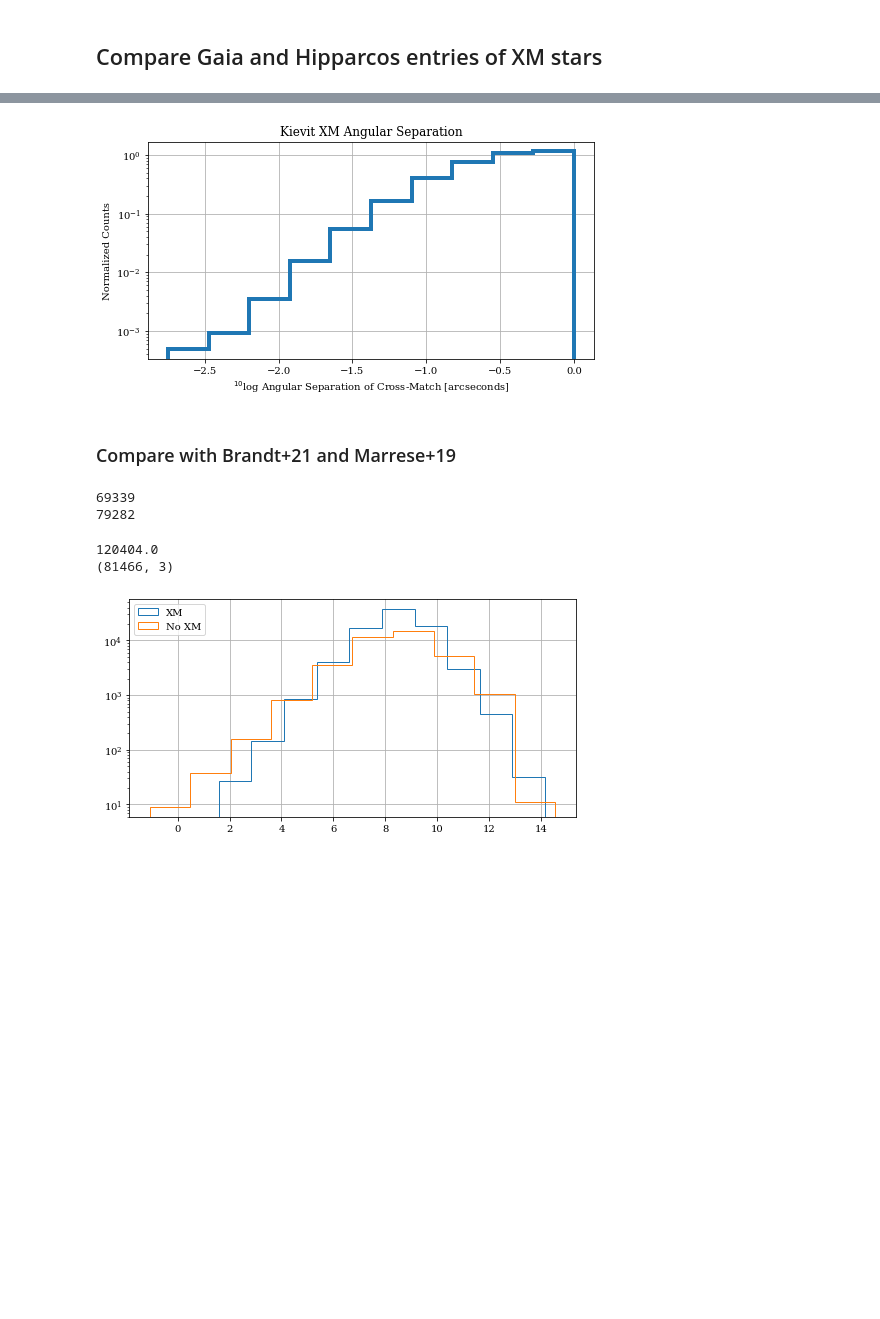
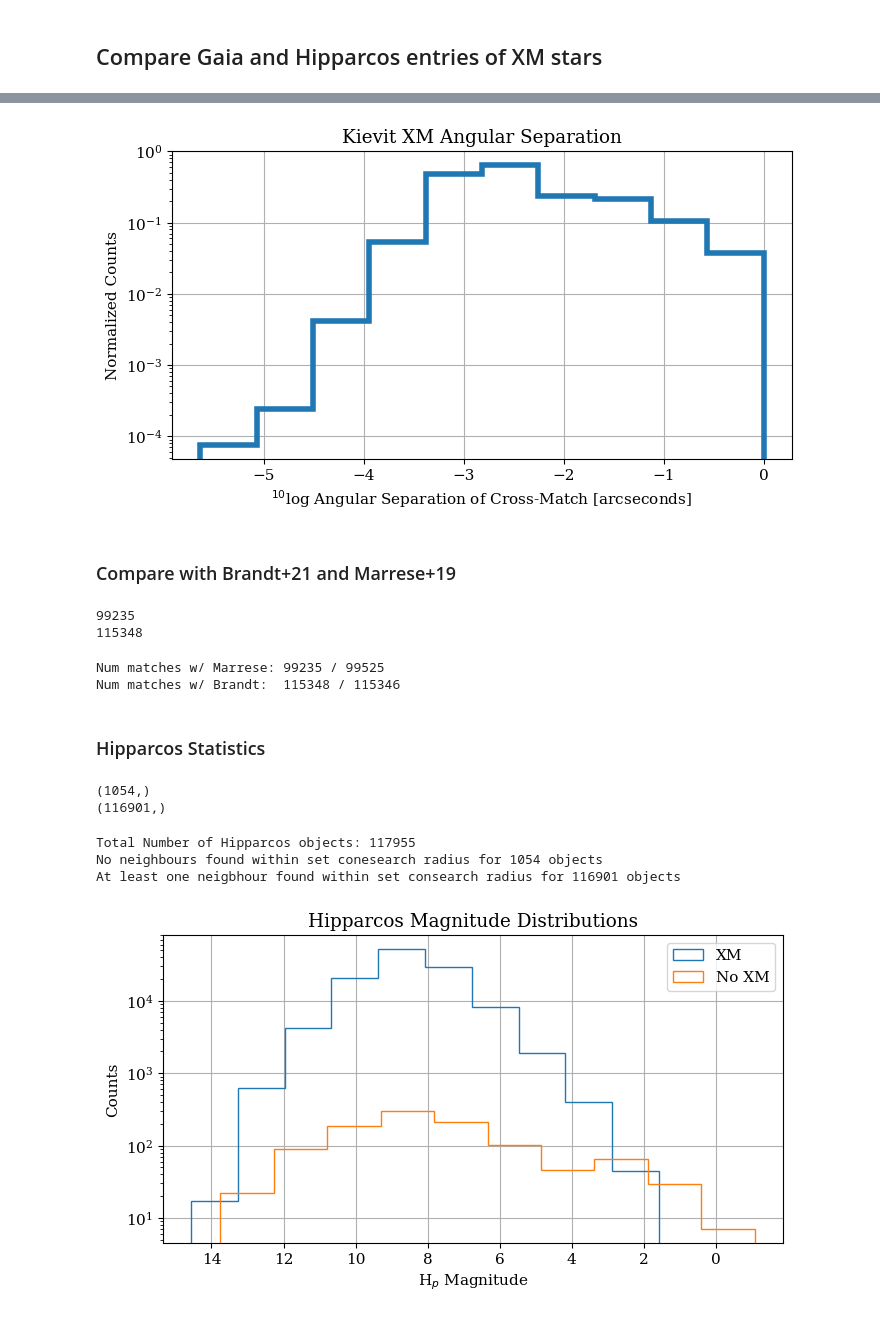
Before and after one commit to RenVit318/masterproject, a Jupyter notebook: src/simple_xm_study.ipynb, the cells around one changed output, grey strips where cells are left out. Drawn from its saved outputs; the diff is of its cells as text; code cells hidden in the pictures; blank space fills up the shorter version.

```diff
--- a/src/simple_xm_study.ipynb
+++ b/src/simple_xm_study.ipynb
@@ -154,7 +153,7 @@ def convert_to_ids(xm_table, tab_g, tab_h):
 #                               FROM user_rkievit.xm_hipp_gaia12_mid")
 #r_xm = job_xm.get_results()
 dpath = '../../data/'
-xm_tab = np.load("../results/crossmatch+PMC+EIB_2as_all_neighbours.npy")
+xm_tab = np.load("../results/crossmatch+PMC+EIB_1as_all_neighbours.npy")
 tab_g = fits.open(dpath+'GaiaBaseCat+PMC+EIB.fits') # Gaia data
 tab_h = fits.open(dpath+'hipp_stars_noerr.fits') #Hipp data
 tab_m = fits.open(dpath+'GDR3-H-PreXM_expanded.fits') # Marrese19
@@ -166,7 +165,7 @@ try:
 except IndexError:
     print(f"Table conversion is most likely already performed, not repeating. Mean Gaia index: {np.mean(xm_tab[:, 1])}")
 
-gaia_id = xm_tab_ids[:,1]#r_xm['source_id']
-hipp_id = xm_tab_ids[:,0]#r_xm['hip']
+gaia_id = xm_tab[:,1]#r_xm['source_id']
+hipp_id = xm_tab[:,0]#r_xm['hip']
 sep = xm_tab[:,2]#r_xm['dist_arcsec']
 # %% [output]
@@ -201,7 +200,7 @@ ax.set_title("Kievit XM Angular Separation")
 #plt.savefig('../../figures/simple_xm_1as_10k', bbox_inches='tight')#, transparent=True)
 plt.show()
 # %% [output]
-[figure, old version]
+[figure, new version]
 # %% [markdown]
 ### Compare with Brandt+21 and Marrese+19
 # %%
@@ -219,11 +218,15 @@ for i in range(gaia_id.shape[0]):
         unmatched_marrese = np.append(unmatched_marrese, i)
     if len(np.where((xm_brandt == [hipp_id[i], gaia_id[i]]).all(axis=1))[0]) > 0: # In this case we have a matching xm
         brandt_match_count += 1
-print(marrese_match_count)
-print(brandt_match_count)
 # %% [output]
-69339
-79282
+99235
+115348
+# %%
+print(f"Num matches w/ Marrese: {marrese_match_count} / {tab_m[1].data.shape[0]}")
+print(f"Num matches w/ Brandt:  {brandt_match_count} / {tab_b[1].data.shape[0]}")
+# %% [output]
+Num matches w/ Marrese: 99235 / 99525
+Num matches w/ Brandt:  115348 / 115346
 # %%
 bm_match_count = 0
 for i in range(xm_brandt.shape[0]):
@@ -235,4 +236,7 @@ tab_h[1].data['hip'].shape
+# %% [markdown]
+### Hipparcos Statistics
 # %%
+# Determine the Hipparcos indices of all objects with and without at least one potential match
 kievit_noxm = np.array([])
 kievit_xm = np.array([])
 for i, idx in enumerate(tab_h[1].data['hip']):
@@ -240,20 +244,33 @@ for i, idx in enumerate(tab_h[1].data['hip']):
         kievit_noxm = np.append(kievit_noxm, int(i))
     else:
         kievit_xm = np.append(kievit_xm, int(i))
+# %% [output]
+(1054,)
+(116901,)
+# %%
+print(f"Total Number of Hipparcos objects: {tab_h[1].data.shape[0]}")
+print(f"No neighbours found within set conesearch radius for {kievit_noxm.shape[0]} objects")
+print(f"At least one neigbhour found within set consearch radius for {kievit_xm.shape[0]} objects")
+# %% [output]
+Total Number of Hipparcos objects: 117955
+No neighbours found within set conesearch radius for 1054 objects
+At least one neigbhour found within set consearch radius for 116901 objects
 # %%
-print(np.max(hipp_id))
-print(xm_tab.shape)
+# Hit vs No Hit Hip_mag distribution
 xm_h_mag = tab_h[1].data['hp_mag'][np.array(kievit_xm, dtype=int)]
 noxm_h_mag = tab_h[1].data['hp_mag'][np.array(kievit_noxm, dtype=int)]
-
 
 fig, ax = plt.subplots(1,1, figsize=(8, 4))
 
 ax.hist(xm_h_mag, log=True,  histtype='step', label='XM')
 ax.hist(noxm_h_mag, log=True,  histtype='step', label='No XM')
+
+ax.set_xlabel(r"H$_p$ Magnitude")
+ax.set_ylabel("Counts")
+ax.invert_xaxis()
+ax.set_title("Hipparcos Magnitude Distributions")
+
 plt.legend()
 plt.show()
 # %% [output]
-120404.0
-(81466, 3)
-[figure, old version]
+[figure, new version]
```
Also changed, not shown: parts of 6 cells of this notebook, 8 other files.
